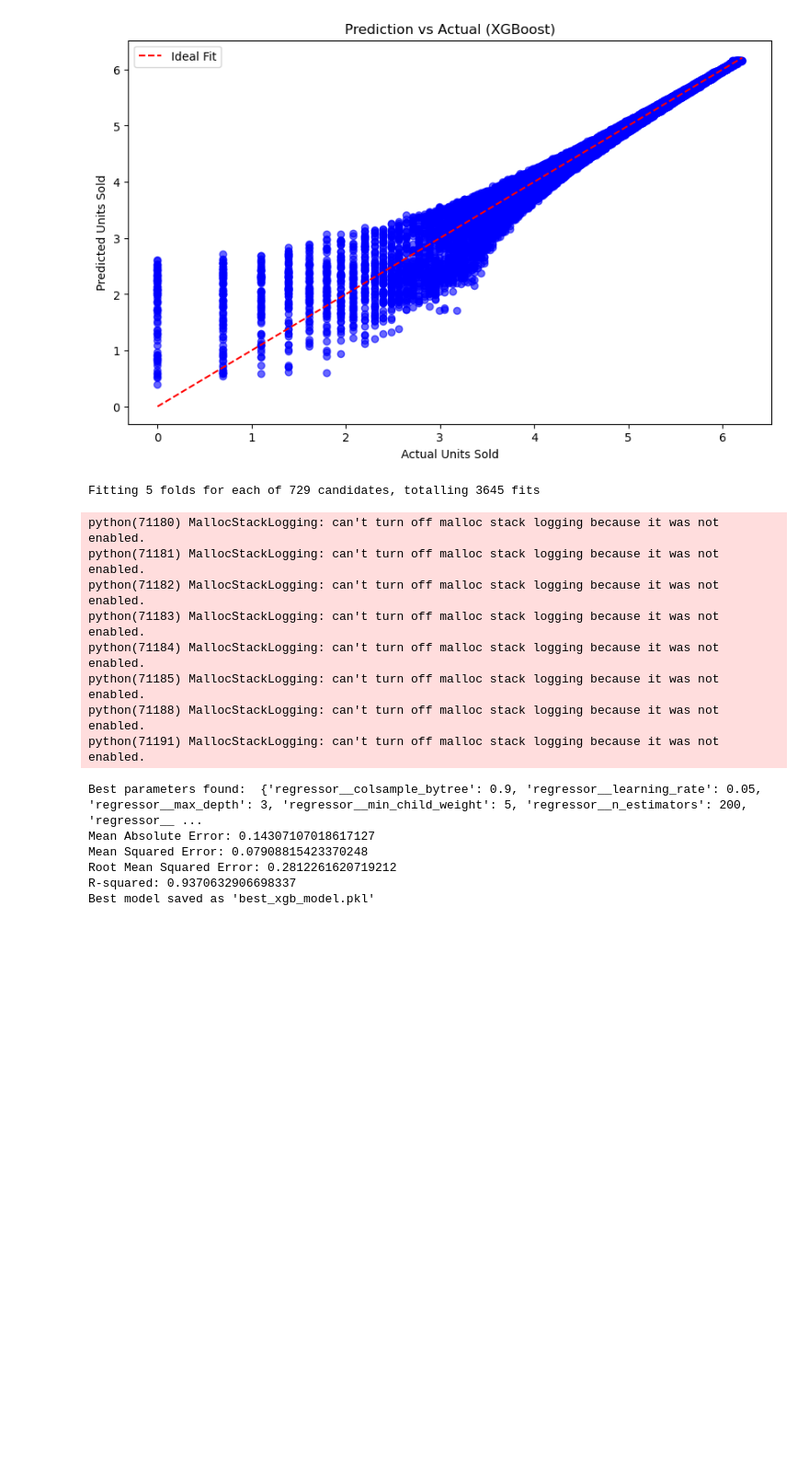
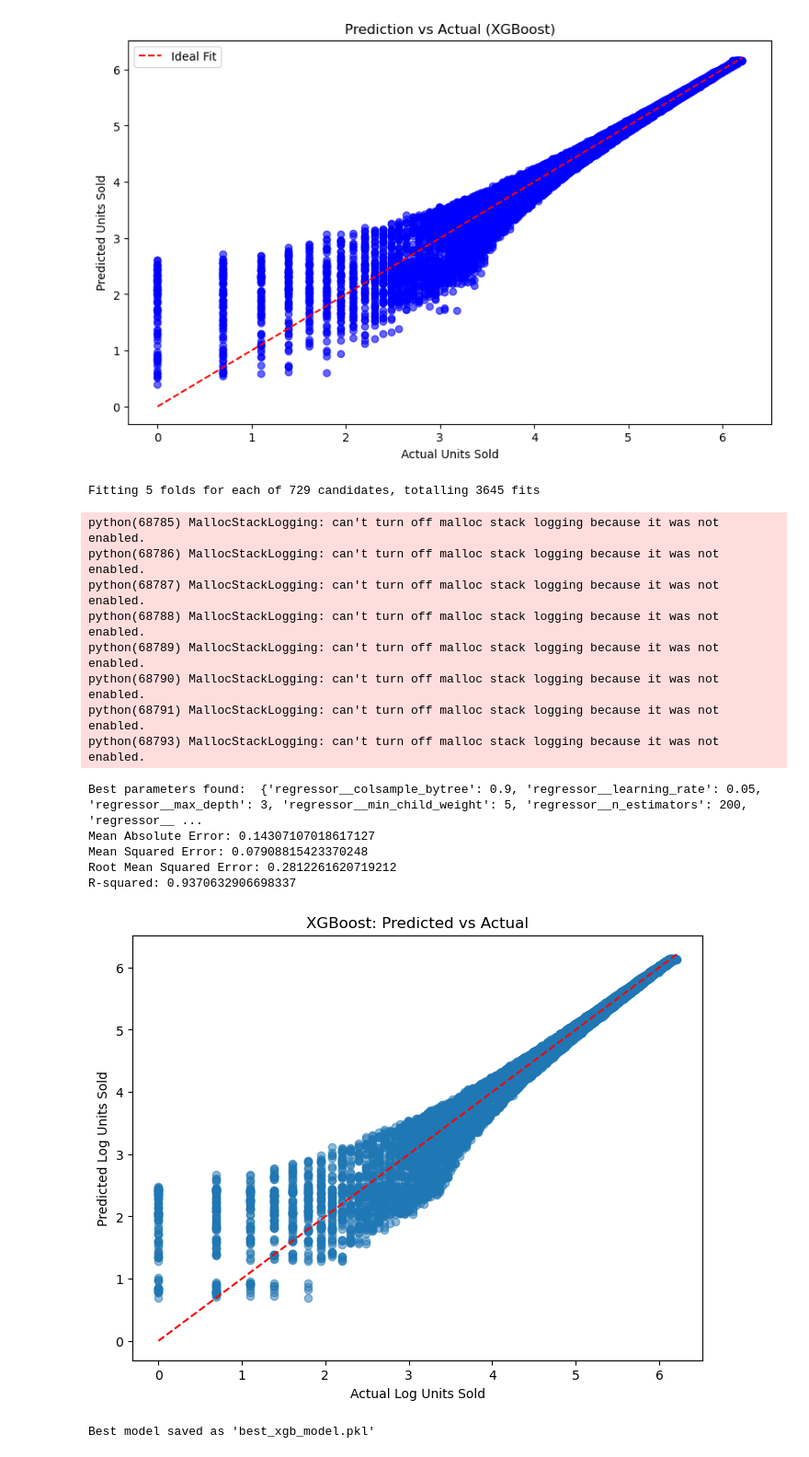
Before and after one commit to AugustNg/FYP, a Jupyter notebook: XGBoost.ipynb, the cells around one changed output. Shown at 92% size. Cells and saved outputs as stored; diff of their text form; code cells hidden in the pictures; blank space fills up the shorter version.

```diff
--- a/XGBoost.ipynb
+++ b/XGBoost.ipynb
@@ -147,31 +147,32 @@ from xgboost import XGBRegressor
 from sklearn.metrics import mean_absolute_error, mean_squared_error, r2_score
 import joblib
 
-
+# Assuming df is your dataframe and it's already loaded
 # Define feature columns and target for the transformed target
 X = df.drop(columns=['Units Sold', 'Log Units Sold', 'Date'])  # Drop 'Units Sold', 'Log Units Sold', and 'Date'
 y = df['Log Units Sold']  # Target is now the log-transformed variable
 
 # 1. Handle categorical columns (encode them)
 categorical_columns = ['Store ID','Product ID', 'Category', 'Region', 'Weather Condition', 'Seasonality']  # Example columns to encode
+numerical_columns = ['Price', 'Units Ordered', 'Demand Forecast', 'Holiday/Promotion', 'Discount', 'Competitor Pricing', 'Inventory Level', 'Hour', 'Day', 'Month', 'Weekday']
 
-# Apply OneHotEncoder for categorical columns
+# 2. Apply OneHotEncoder for categorical columns and StandardScaler for numerical columns
 preprocessor = ColumnTransformer(
     transformers=[
         ('cat', OneHotEncoder(handle_unknown='ignore'), categorical_columns),
-        ('num', StandardScaler(), ['Price','Units Ordered', 'Demand Forecast','Holiday/Promotion', 'Discount', 'Competitor Pricing', 'Inventory Level', 'Hour', 'Day', 'Month', 'Weekday'])
+        ('num', StandardScaler(), numerical_columns)
     ])
 
-# 2. Split the data into training and test sets (80-20 split)
+# 3. Split the data into training and test sets (80-20 split)
 X_train, X_test, y_train, y_test = train_test_split(X, y, test_size=0.2, random_state=42)
 
-# 3. Create a pipeline with preprocessing and XGBoost model
+# 4. Create a pipeline with preprocessing and XGBoost model
 model = Pipeline(steps=[
     ('preprocessor', preprocessor),
     ('regressor', XGBRegressor(objective='reg:squarederror', n_estimators=100, learning_rate=0.1, max_depth=6))
 ])
 
-# 4. Set up GridSearchCV to tune the hyperparameters
+# 5. Set up GridSearchCV to tune the hyperparameters
 param_grid = {
     'regressor__n_estimators': [100, 200, 300],
     'regressor__learning_rate': [0.01, 0.05, 0.1],
@@ -181,49 +182,59 @@ param_grid = {
     'regressor__colsample_bytree': [0.7, 0.8, 0.9]
 }
 
-# 5. Apply GridSearchCV with cross-validation to find the best hyperparameters
+# 6. Apply GridSearchCV with cross-validation to find the best hyperparameters
 grid_search = GridSearchCV(estimator=model, param_grid=param_grid, cv=5, verbose=1, n_jobs=-1, scoring='neg_mean_squared_error')
 grid_search.fit(X_train, y_train)
 
-# 6. Print the best parameters found by GridSearchCV
+# 7. Print the best parameters found by GridSearchCV
 print("Best parameters found: ", grid_search.best_params_)
 
-# 7. Use the best model found by GridSearchCV
+# 8. Use the best model found by GridSearchCV
 best_model = grid_search.best_estimator_
 
-# 8. Make predictions with the best model
+# 9. Make predictions with the best model
 y_pred = best_model.predict(X_test)
 
-# 9. Evaluate the best model
+# 10. Evaluate the best model
 mae = mean_absolute_error(y_test, y_pred)
 mse = mean_squared_error(y_test, y_pred)
 rmse = np.sqrt(mse)
 r2 = r2_score(y_test, y_pred)
 
 print(f'Mean Absolute Error: {mae}')
 print(f'Mean Squared Error: {mse}')
 print(f'Root Mean Squared Error: {rmse}')
 print(f'R-squared: {r2}')
 
-# 10. Save the best model to a .pkl file
+# 11. Visualize predictions vs actual values
+plt.figure(figsize=(8,6))
+plt.scatter(y_test, y_pred, alpha=0.5)
+plt.plot([y_test.min(), y_test.max()], [y_test.min(), y_test.max()], 'r--')
+plt.xlabel('Actual Log Units Sold')
+plt.ylabel('Predicted Log Units Sold')
+plt.title('XGBoost: Predicted vs Actual')
+plt.show()
+
+# 12. Save the best model to a .pkl file
 joblib.dump(best_model, 'best_xgb_model.pkl')
 print("Best model saved as 'best_xgb_model.pkl'")
 # %% [output]
 Fitting 5 folds for each of 729 candidates, totalling 3645 fits
-python(71180) MallocStackLogging: can't turn off malloc stack logging because it was not enabled.
-python(71181) MallocStackLogging: can't turn off malloc stack logging because it was not enabled.
-python(71182) MallocStackLogging: can't turn off malloc stack logging because it was not enabled.
-python(71183) MallocStackLogging: can't turn off malloc stack logging because it was not enabled.
-python(71184) MallocStackLogging: can't turn off malloc stack logging because it was not enabled.
-python(71185) MallocStackLogging: can't turn off malloc stack logging because it was not enabled.
-python(71188) MallocStackLogging: can't turn off malloc stack logging because it was not enabled.
-python(71191) MallocStackLogging: can't turn off malloc stack logging because it was not enabled.
+python(68785) MallocStackLogging: can't turn off malloc stack logging because it was not enabled.
+python(68786) MallocStackLogging: can't turn off malloc stack logging because it was not enabled.
+python(68787) MallocStackLogging: can't turn off malloc stack logging because it was not enabled.
+python(68788) MallocStackLogging: can't turn off malloc stack logging because it was not enabled.
+python(68789) MallocStackLogging: can't turn off malloc stack logging because it was not enabled.
+python(68790) MallocStackLogging: can't turn off malloc stack logging because it was not enabled.
+python(68791) MallocStackLogging: can't turn off malloc stack logging because it was not enabled.
+python(68793) MallocStackLogging: can't turn off malloc stack logging because it was not enabled.
 Best parameters found:  {'regressor__colsample_bytree': 0.9, 'regressor__learning_rate': 0.05, 'regressor__max_depth': 3, 'regressor__min_child_weight': 5, 'regressor__n_estimators': 200, 'regressor__ ...
 Mean Absolute Error: 0.14307107018617127
 Mean Squared Error: 0.07908815423370248
 Root Mean Squared Error: 0.2812261620719212
 R-squared: 0.9370632906698337
-Best model saved as 'best_xgb_model.pkl'
+[figure, added]
+Best model saved as 'best_xgb_model.pkl'
 # %%
 import pickle
 import xgboost as xgb
```
Also changed, not shown: 1 other file.
